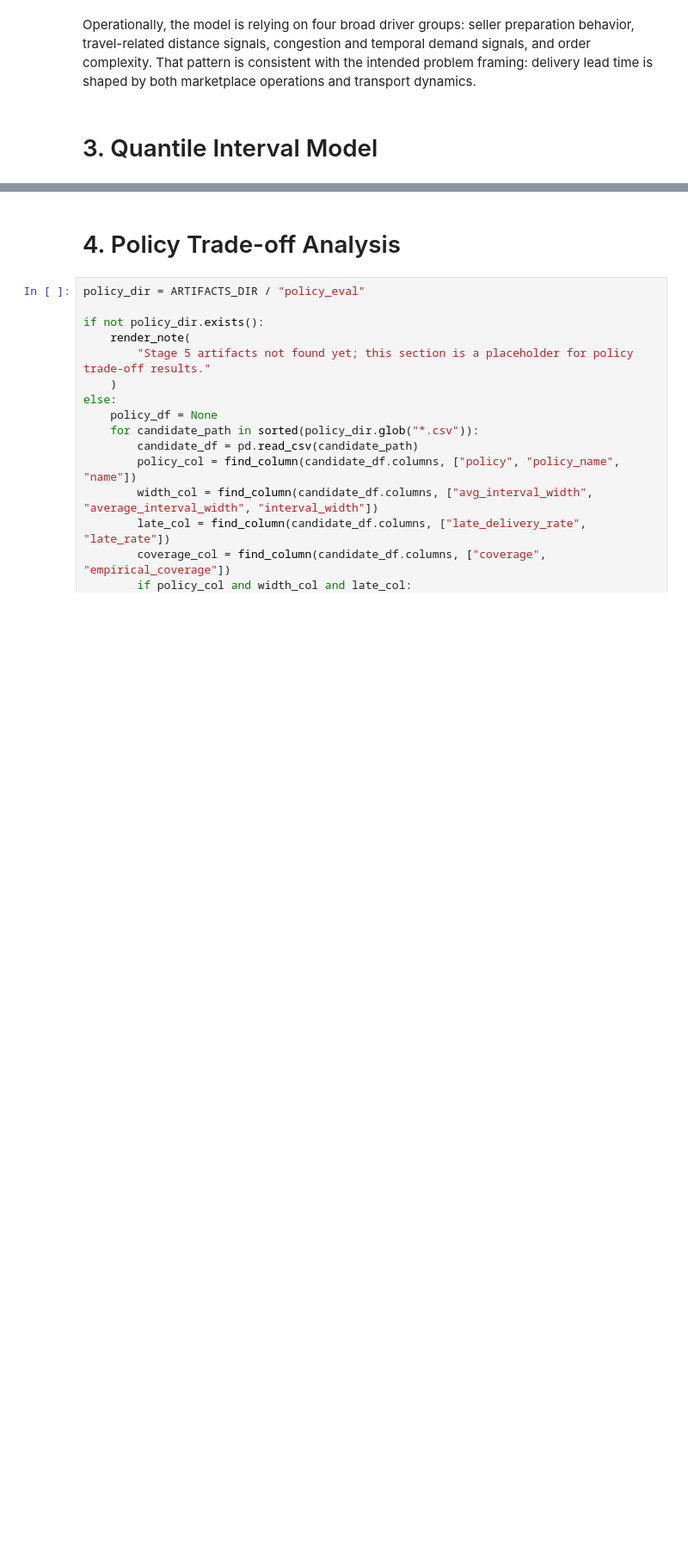
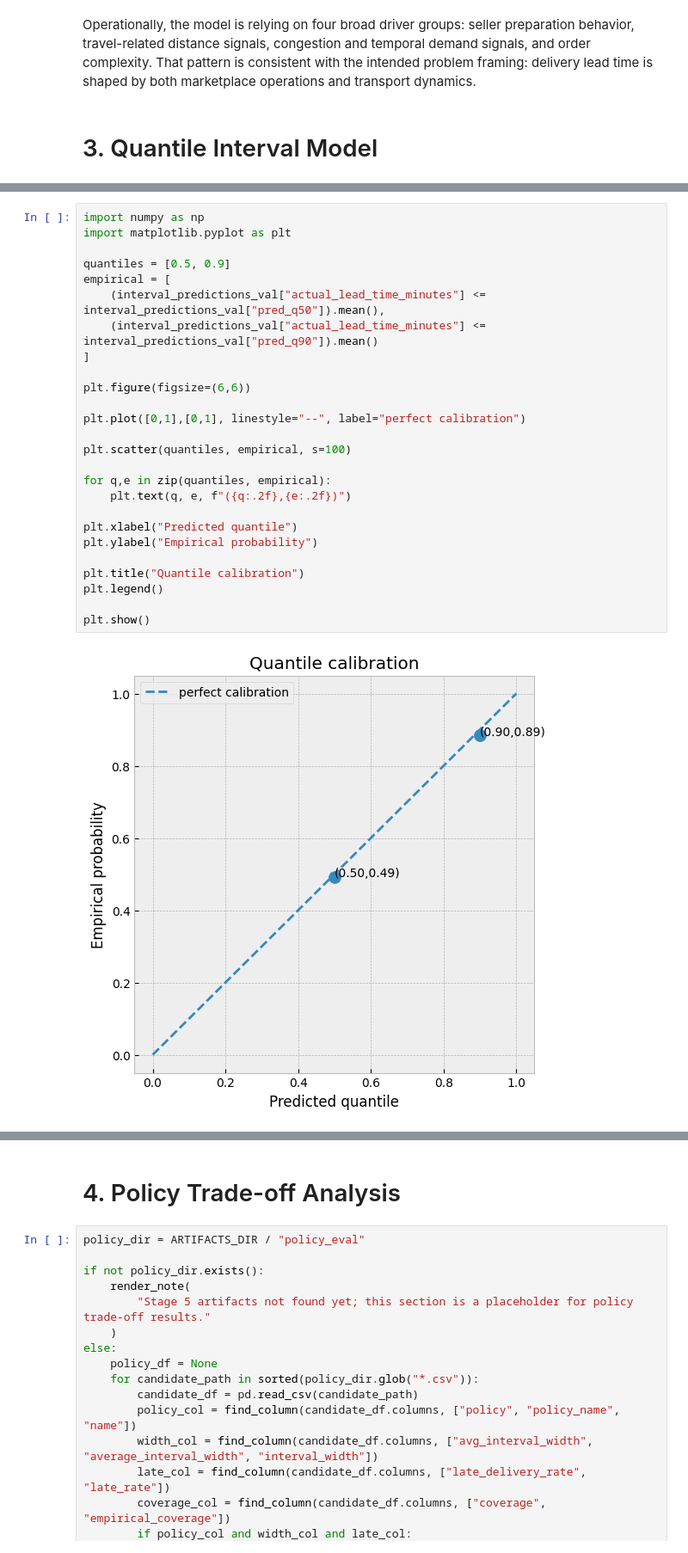
Before and after one commit to andres-troiano/shipping-delivery-promise, a Jupyter notebook: notebooks/results_demo.ipynb, the cells around one changed output, grey strips where cells are left out. Shown at 86% size. Saved outputs shown, nothing was run; the diff lists cells and outputs as text; blank space fills up the shorter version.

```diff
--- a/notebooks/results_demo.ipynb
+++ b/notebooks/results_demo.ipynb
@@ -293,0 +264,28 @@ else:
+# %%
+import numpy as np
+import matplotlib.pyplot as plt
+
+quantiles = [0.5, 0.9]
+empirical = [
+    (interval_predictions_val["actual_lead_time_minutes"] <= interval_predictions_val["pred_q50"]).mean(),
+    (interval_predictions_val["actual_lead_time_minutes"] <= interval_predictions_val["pred_q90"]).mean()
+]
+
+plt.figure(figsize=(6,6))
+
+plt.plot([0,1],[0,1], linestyle="--", label="perfect calibration")
+
+plt.scatter(quantiles, empirical, s=100)
+
+for q,e in zip(quantiles, empirical):
+    plt.text(q, e, f"({q:.2f},{e:.2f})")
+
+plt.xlabel("Predicted quantile")
+plt.ylabel("Empirical probability")
+
+plt.title("Quantile calibration")
+plt.legend()
+
+plt.show()
+# %% [output]
+[figure, added]
```
Also changed, not shown: parts of 12 cells of this notebook.
